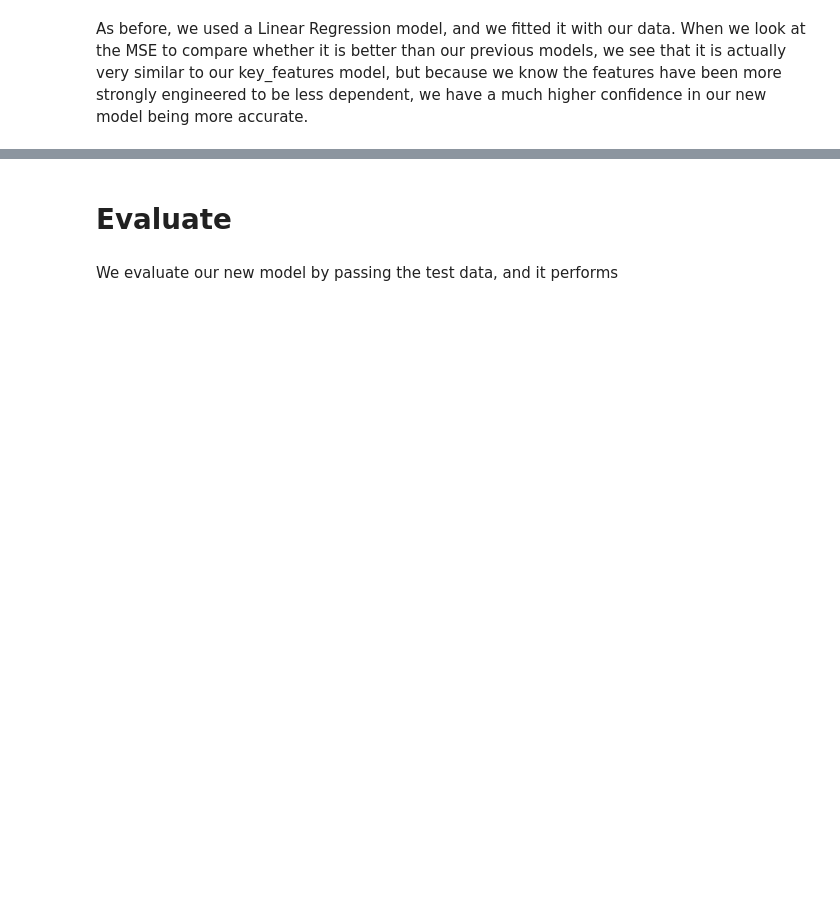
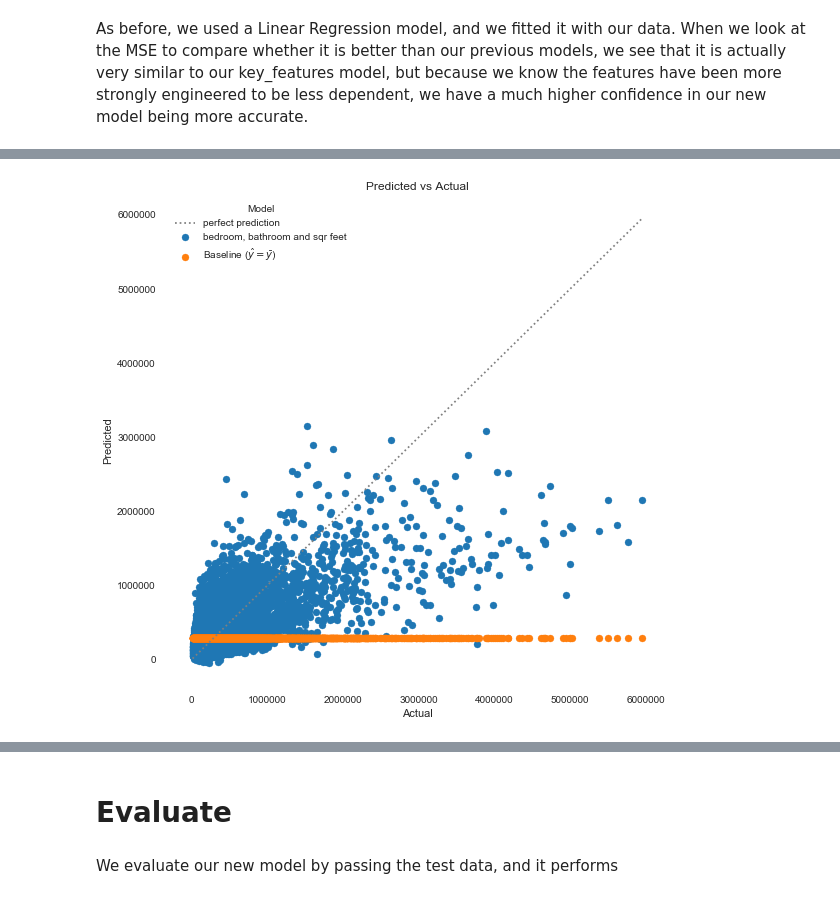
Before and after one commit to guedanie/Regression-Project-Zillow, a Jupyter notebook: zillow_report.ipynb, the cells around one changed output, grey strips where cells are left out. Drawn from its saved outputs; the diff is of its cells as text; code cells hidden in the pictures; blank space fills up the shorter version.

```diff
--- a/zillow_report.ipynb
+++ b/zillow_report.ipynb
@@ -521 +580,22 @@ lm_sqft            1.710953e+11
 dtype: float64
+# %%
+plt.figure(figsize=(9, 9))
+
+plt.scatter(predictions.actual, predictions.lm_sqft, label="bedroom, bathroom and sqr feet", marker='o')
+plt.scatter(predictions.actual, predictions.baseline, label=r'Baseline ($\hat{y} = \bar{y}$)', marker='o')
+plt.plot(
+    [predictions.actual.min(), predictions.actual.max()],
+    [predictions.actual.min(), predictions.actual.max()],
+    ls=':',
+    label='perfect prediction',
+    c='grey'
+)
+
+plt.legend(title='Model')
+plt.ylabel('Predicted')
+plt.xlabel('Actual')
+plt.title('Predicted vs Actual')
+
+plt.show()
+# %% [output]
+[figure, added]
```
Also changed, not shown: parts of 35 cells of this notebook, 1 other file.
